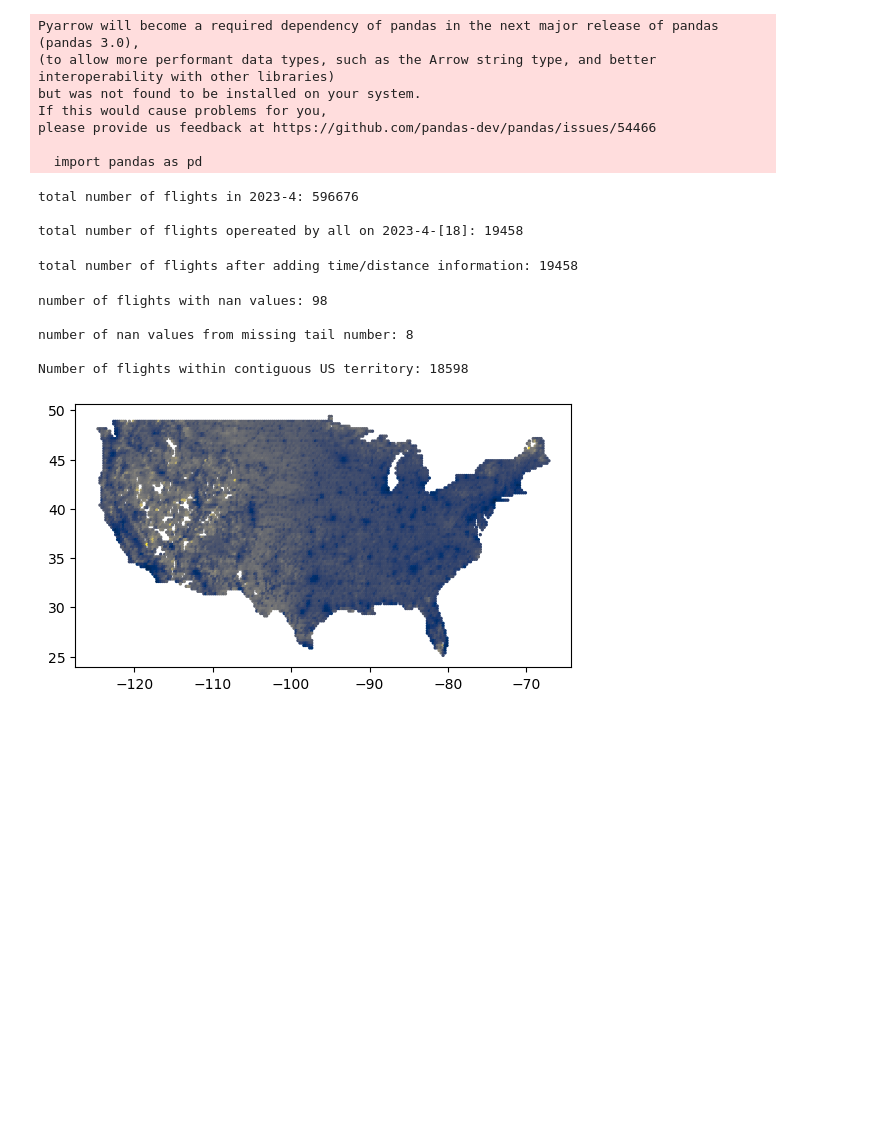
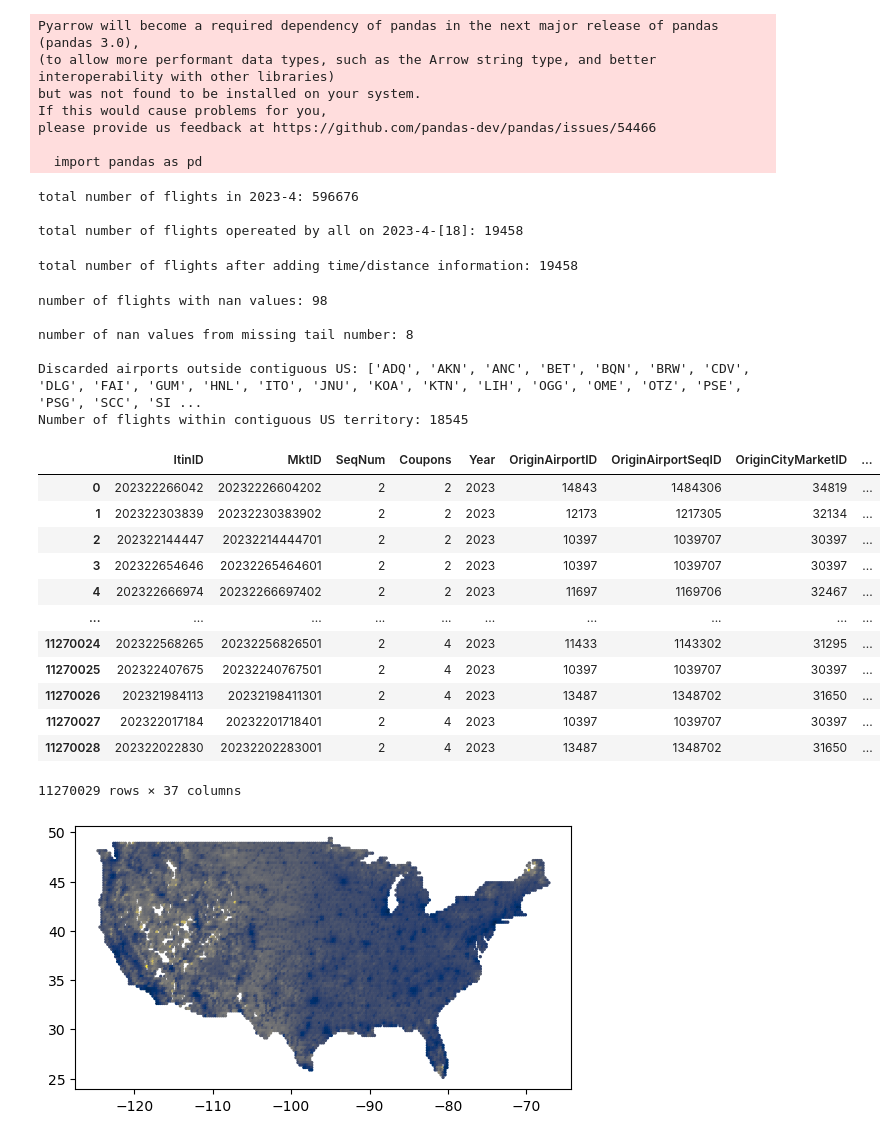
Before and after one commit to danielhankim/minimum-cost-percolation-us-airline, a Jupyter notebook: notebooks/generate-input-files.ipynb, the cells around one changed output. Saved outputs shown, nothing was run; the diff lists cells and outputs as text; code cells hidden in the pictures; blank space fills up the shorter version.

```diff
--- a/notebooks/generate-input-files.ipynb
+++ b/notebooks/generate-input-files.ipynb
@@ -30,15 +30,21 @@ POPULATION_DIR = constants.POPULATION_DIR
 collection of parameters that generates the Supply and Demand
 '''
 
-cluster_distance = 50  # DBSCAN parameter to cluster airports (unit: km)
+# DBSCAN parameter to cluster airports (unit: km)
+# It turns out it is quite safe for other dates as well, e.g.,:
+# 2023-04-18, 2023-11-22, 2019-04-18
+cluster_distance = 50
 
-population_exponent1 = 1.
-population_exponent2 = 1.
-decay_parameter = 2.0  # decay exponent of the gravity model
-distance_threshold = 300  # minimum distance that the OD demand can be defined by using the gravity model (unit: km)
 
-delta_min = 30  # minimum connect time w.o. sharing (unit: minute)
-delta_share_min = 60  # minimum connect time w. sharing (unit: minute)
+gravity_params = {
+    'A': {'pop_exp1': 1., 'pop_exp2': 1., 'decay_exp': 2., 'distance_threshold': 300},
+    'B': {'pop_exp1': 0.5, 'pop_exp2': 0.5, 'decay_exp': 1., 'distance_threshold': 300},
+}
+
+gravity_label = 'A'
+
+delta = 30  # minimum connect time between same / parterner carriers (unit: minute)
+epsilon = 60  # minimum connect between different carriers (unit: minute)
 share = False  # flight share/non-share
 
 YEAR = 2023
@@ -55,7 +61,7 @@ ontime_df = preprocess_utils.prepare_ontime_df(year=YEAR,
                                                contiguous_us=True)
 
 print(f"Number of flights within contiguous US territory: {len(ontime_df)}")
-ontime_df.to_csv(os.path.join(DERIVED_DIR, f"ontime_Y{YEAR}_M{MONTH}_D{DATE[0]}_df.csv"))
+ontime_df.to_csv(os.path.join(DERIVED_DIR, "byproducts", f"ontime_Y{YEAR}_M{MONTH}_D{DATE[0]}_df.csv"))
 # %% [output]
 total number of flights in 2023-4: 596676
 
@@ -65,4 +71,5 @@ number of flights with nan values: 98
 
 number of nan values from missing tail number: 8
 
-Number of flights within contiguous US territory: 18598
+Discarded airports outside contiguous US: ['ADQ', 'AKN', 'ANC', 'BET', 'BQN', 'BRW', 'CDV', 'DLG', 'FAI', 'GUM', 'HNL', 'ITO', 'JNU', 'KOA', 'KTN', 'LIH', 'OGG', 'OME', 'OTZ', 'PSE', 'PSG', 'SCC', 'SI ...
+Number of flights within contiguous US territory: 18545
@@ -69,10 +106,25 @@ Number of flights within contiguous US territory: 18598
 # %%
 '''
 DB1B data (supplied itineraries)
 '''
 db1b_file = f'DB1B_Coupon_{YEAR}_Q{int(MONTH / 12 * 4)+1}.csv'
 db1b_file = os.path.join(DB1B_DIR, db1b_file)
 db1b_df = pd.read_csv(db1b_file)
+db1b_df
+# %% [output]
+|  | ItinID | MktID | SeqNum | Coupons | Year | OriginAirportID | OriginAirportSeqID | OriginCityMarketID | ... |
+| 0 | 202322266042 | 20232226604202 | 2 | 2 | 2023 | 14843 | 1484306 | 34819 | ... |
+| 1 | 202322303839 | 20232230383902 | 2 | 2 | 2023 | 12173 | 1217305 | 32134 | ... |
+| 2 | 202322144447 | 20232214444701 | 2 | 2 | 2023 | 10397 | 1039707 | 30397 | ... |
+| 3 | 202322654646 | 20232265464601 | 2 | 2 | 2023 | 10397 | 1039707 | 30397 | ... |
+| 4 | 202322666974 | 20232266697402 | 2 | 2 | 2023 | 11697 | 1169706 | 32467 | ... |
+| ... | ... | ... | ... | ... | ... | ... | ... | ... | ... |
+| 11270024 | 202322568265 | 20232256826501 | 2 | 4 | 2023 | 11433 | 1143302 | 31295 | ... |
+| 11270025 | 202322407675 | 20232240767501 | 2 | 4 | 2023 | 10397 | 1039707 | 30397 | ... |
+| 11270026 | 202321984113 | 20232198411301 | 2 | 4 | 2023 | 13487 | 1348702 | 31650 | ... |
+| 11270027 | 202322017184 | 20232201718401 | 2 | 4 | 2023 | 10397 | 1039707 | 30397 | ... |
+| 11270028 | 202322022830 | 20232202283001 | 2 | 4 | 2023 | 13487 | 1348702 | 31650 | ... |
+11270029 rows × 37 columns
 # %%
 '''
 population data
```
Also changed, not shown: parts of 18 cells of this notebook.
